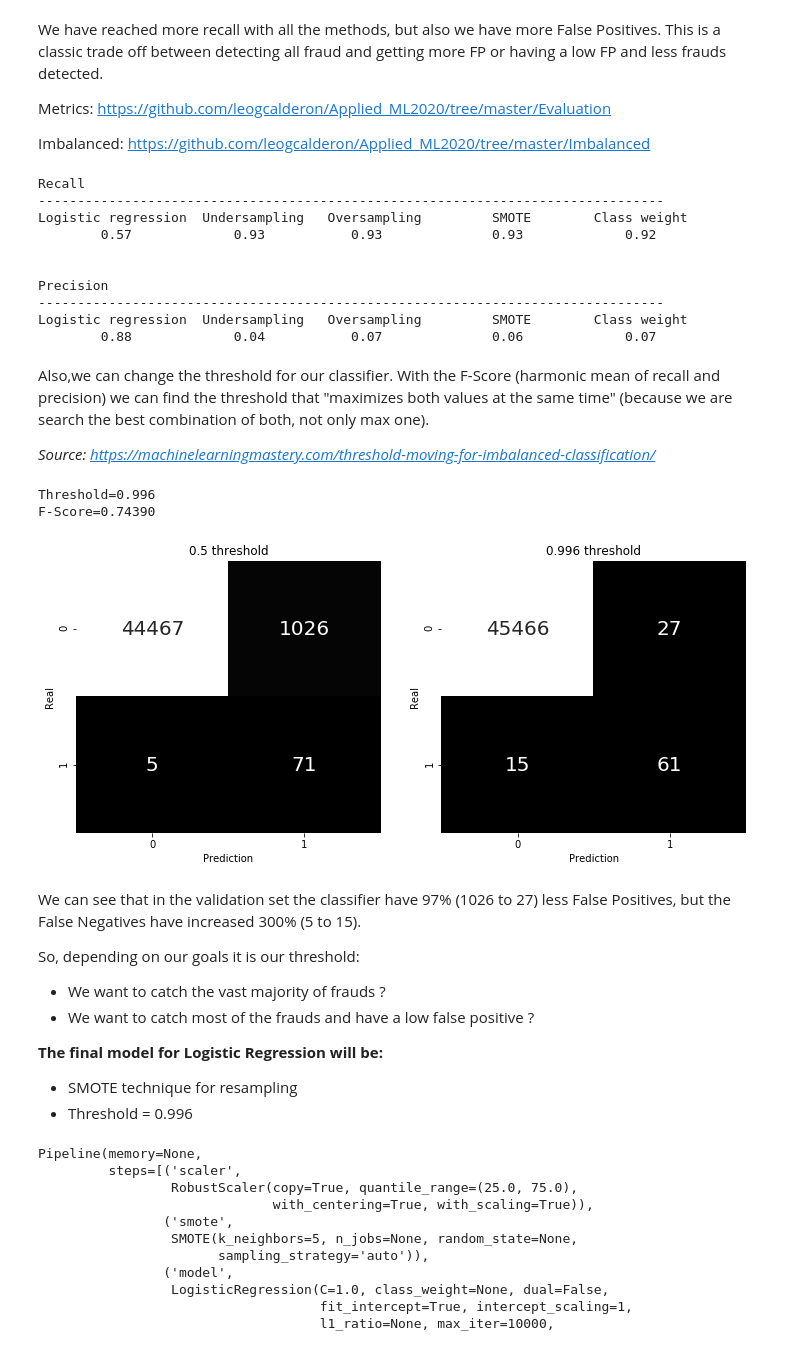
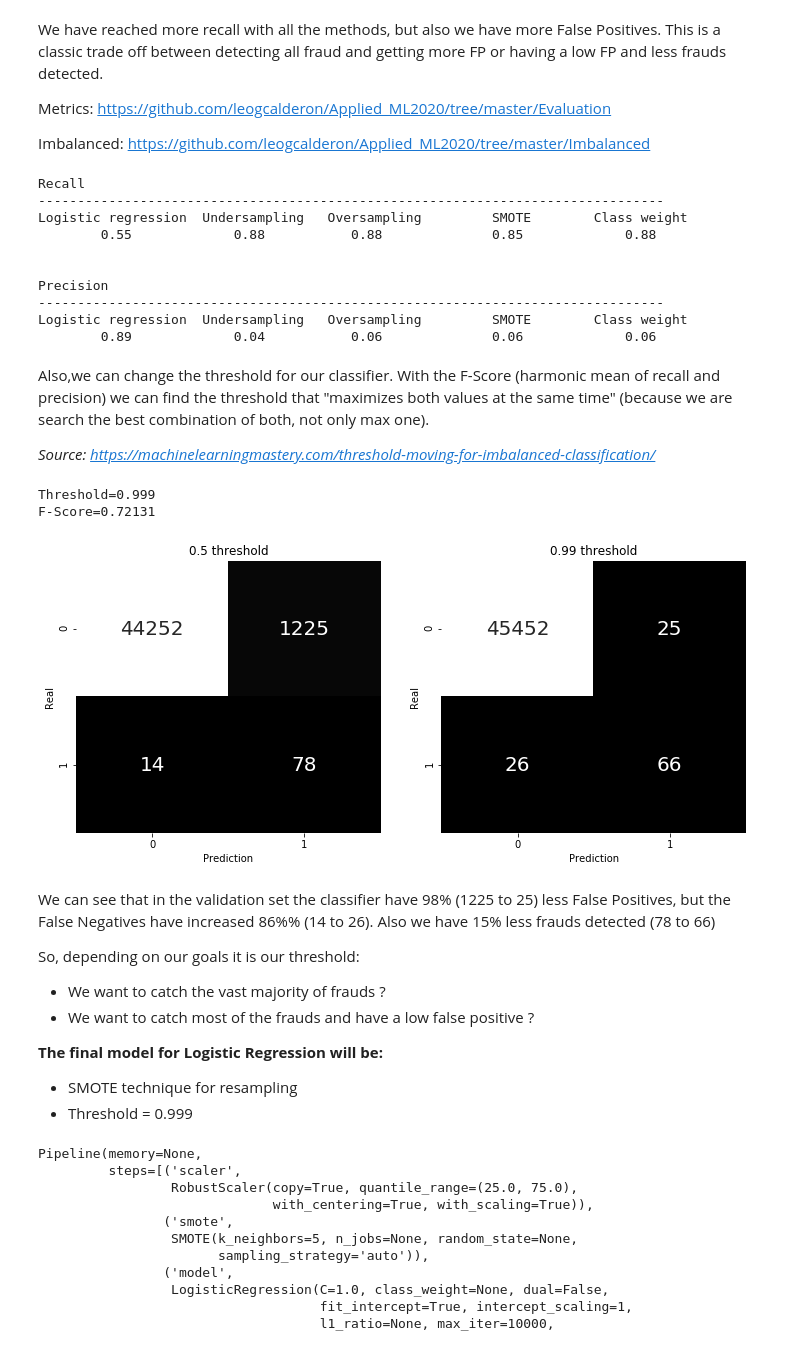
Before and after one commit to leogcalderon/fraud_detection, a Jupyter notebook: fraud_detection.ipynb, the cells around one changed output. Drawn from its saved outputs; the diff is of its cells as text; code cells hidden in the pictures.

```diff
--- a/fraud_detection.ipynb
+++ b/fraud_detection.ipynb
@@ -182,7 +184,7 @@ X_train, X_val, y_train, y_val = train_test_split(X_train,
 baseline = Pipeline([('scaler',RobustScaler()),
                      ('classifier',LogisticRegression(max_iter = 100000))])
 
-baseline.fit(X_train,y_train)
+baseline.fit(pd.concat([X_train,X_val]),np.concatenate((y_train,y_val)))
 # %% [output]
 Pipeline(memory=None,
          steps=[('scaler',
@@ -327,13 +356,13 @@ print(f'{lrp:^20.2f}{usp:^15.2f}{ovp:^15.2f}{srp:^20.2f}{cwp:^15.2f}')
 Recall
 --------------------------------------------------------------------------------
 Logistic regression  Undersampling   Oversampling         SMOTE        Class weight
-        0.57             0.93           0.93              0.93             0.92
+        0.55             0.88           0.88              0.85             0.88
 
 
 Precision
 --------------------------------------------------------------------------------
 Logistic regression  Undersampling   Oversampling         SMOTE        Class weight
-        0.88             0.04           0.07              0.06             0.07
+        0.89             0.04           0.06              0.06             0.06
 # %% [markdown]
 Also,we can change the threshold for our classifier. With the F-Score (harmonic mean of recall and precision) we can find the threshold that "maximizes both values at the same time" (because we are search the best combination of both, not only max one).
 
@@ -341,7 +373,4 @@ Also,we can change the threshold for our classifier. With the F-Score (harmonic
 # %%
-def to_labels(pos_probs, threshold):
-    return (pos_probs >= threshold).astype('int')
-
 probs = smote.predict_proba(X_val)[:,1]
 thresholds = np.arange(0, 1, 0.001)
 scores = [f1_score(y_val, to_labels(probs, t)) for t in thresholds]
@@ -349,32 +378,31 @@ ix = np.argmax(scores)
 
 print('Threshold=%.3f \nF-Score=%.5f' % (thresholds[ix], scores[ix]))
 # %% [output]
-Threshold=0.996
-F-Score=0.74390
+Threshold=0.999
+F-Score=0.72131
 # %%
-
 f,ax = plt.subplots( ncols = 2, figsize=(12,5))
 
 sns.heatmap(confusion_matrix(y_val,smote.predict(X_val)), annot = True,
             cbar = False, ax = ax[0], fmt='d', cmap = 'gray',annot_kws={"fontsize":20})
 
 sns.heatmap(confusion_matrix(y_val, to_labels(probs,thresholds[ix])), annot = True,
             cbar = False,ax = ax[1], fmt='d', cmap = 'gray',annot_kws={"fontsize":20})
 
 ax[0].set_title('0.5 threshold')
-ax[1].set_title('0.996 threshold')
+ax[1].set_title('0.99 threshold')
 
 ax[0].set_xlabel('Prediction')
 ax[0].set_ylabel('Real')
 
 ax[1].set_xlabel('Prediction')
 ax[1].set_ylabel('Real')
 
 plt.show()
 # %% [output]
-[figure, old version]
+[figure, new version]
 # %% [markdown]
-We can see that in the validation set the classifier have 97% (1026 to 27) less False Positives, but the False Negatives have increased 300% (5 to 15).
+We can see that in the validation set the classifier have 98% (1225 to 25) less False Positives, but the False Negatives have increased 86%% (14 to 26). Also we have 15% less frauds detected (78 to 66)
 
 So, depending on our goals it is our threshold:
 - We want to catch the vast majority of frauds ?
@@ -382,7 +410,7 @@ So, depending on our goals it is our threshold:
 
 **The final model for Logistic Regression will be:**
 - SMOTE technique for resampling
-- Threshold = 0.996
+- Threshold = 0.999
 # %%
 lr_pipe = Pipeline_imb([('scaler',RobustScaler()),
                         ('smote',SMOTE()),
```
Also changed, not shown: parts of 43 cells of this notebook, 5 other files.
